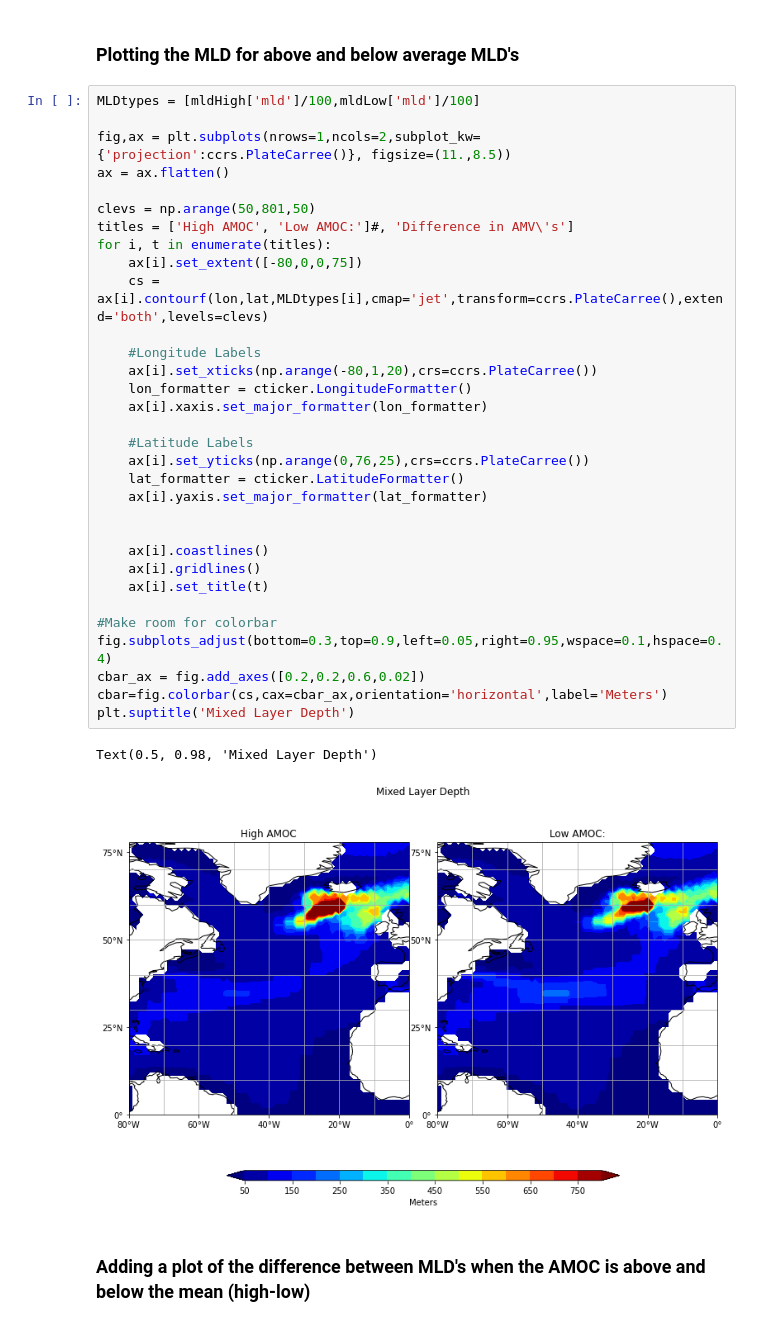
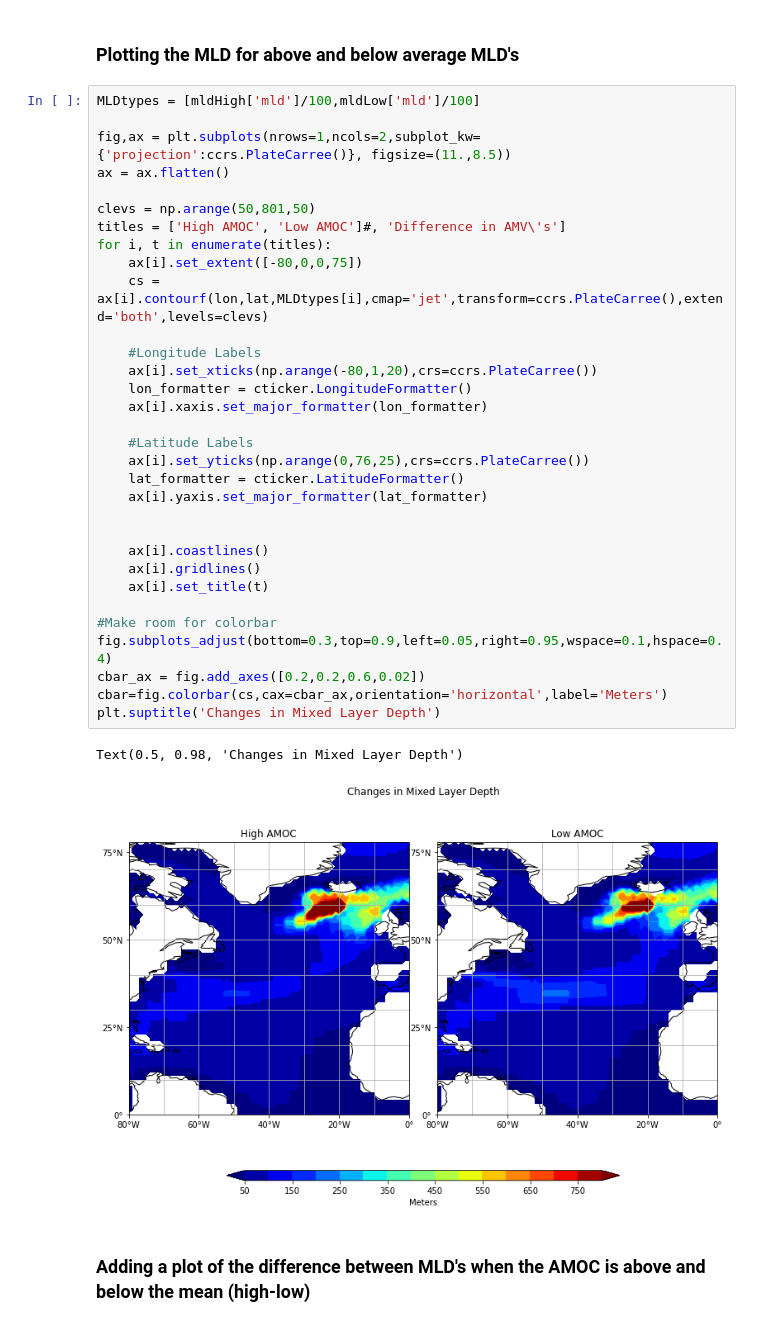
Before and after one commit to jmar91/CLIM680, a Jupyter notebook: Project.ipynb, the cells around one changed output. Cells and saved outputs as stored; diff of their text form.

```diff
--- a/Project.ipynb
+++ b/Project.ipynb
@@ -147,37 +146,37 @@ mldLow = ds_mld_seas.sel(year=lowAMOC.dropna(dim='year')['year']).mean(dim='year
 MLDtypes = [mldHigh['mld']/100,mldLow['mld']/100]
 
 fig,ax = plt.subplots(nrows=1,ncols=2,subplot_kw={'projection':ccrs.PlateCarree()}, figsize=(11.,8.5))
 ax = ax.flatten()
 
 clevs = np.arange(50,801,50)
-titles = ['High AMOC', 'Low AMOC:']#, 'Difference in AMV\'s']
+titles = ['High AMOC', 'Low AMOC']#, 'Difference in AMV\'s']
 for i, t in enumerate(titles):
     ax[i].set_extent([-80,0,0,75])
     cs = ax[i].contourf(lon,lat,MLDtypes[i],cmap='jet',transform=ccrs.PlateCarree(),extend='both',levels=clevs)
 
     #Longitude Labels
     ax[i].set_xticks(np.arange(-80,1,20),crs=ccrs.PlateCarree())
     lon_formatter = cticker.LongitudeFormatter()
     ax[i].xaxis.set_major_formatter(lon_formatter)
 
     #Latitude Labels
     ax[i].set_yticks(np.arange(0,76,25),crs=ccrs.PlateCarree())
     lat_formatter = cticker.LatitudeFormatter()
     ax[i].yaxis.set_major_formatter(lat_formatter)
 
 
     ax[i].coastlines()
     ax[i].gridlines()
     ax[i].set_title(t)
 
 #Make room for colorbar
 fig.subplots_adjust(bottom=0.3,top=0.9,left=0.05,right=0.95,wspace=0.1,hspace=0.4)
 cbar_ax = fig.add_axes([0.2,0.2,0.6,0.02])
 cbar=fig.colorbar(cs,cax=cbar_ax,orientation='horizontal',label='Meters')
-plt.suptitle('Mixed Layer Depth')
+plt.suptitle('Changes in Mixed Layer Depth')
 # %% [output]
-Text(0.5, 0.98, 'Mixed Layer Depth')
+Text(0.5, 0.98, 'Changes in Mixed Layer Depth')
-[figure, old version]
+[figure, new version]
 # %% [markdown]
 ### Adding a plot of the difference between MLD's when the AMOC is above and below the mean (high-low)
 # %%
```
Also changed, not shown: parts of 7 cells of this notebook, 1 other file.
